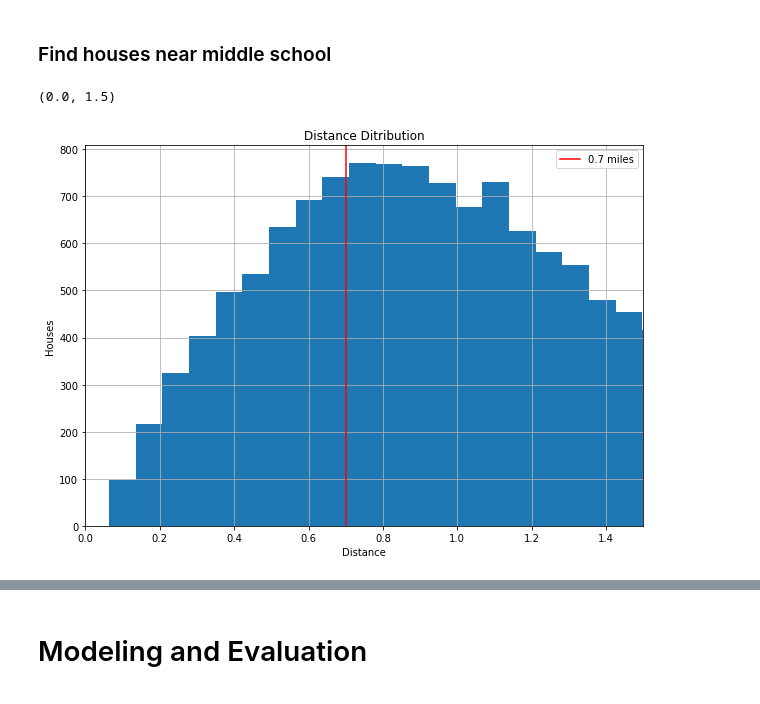
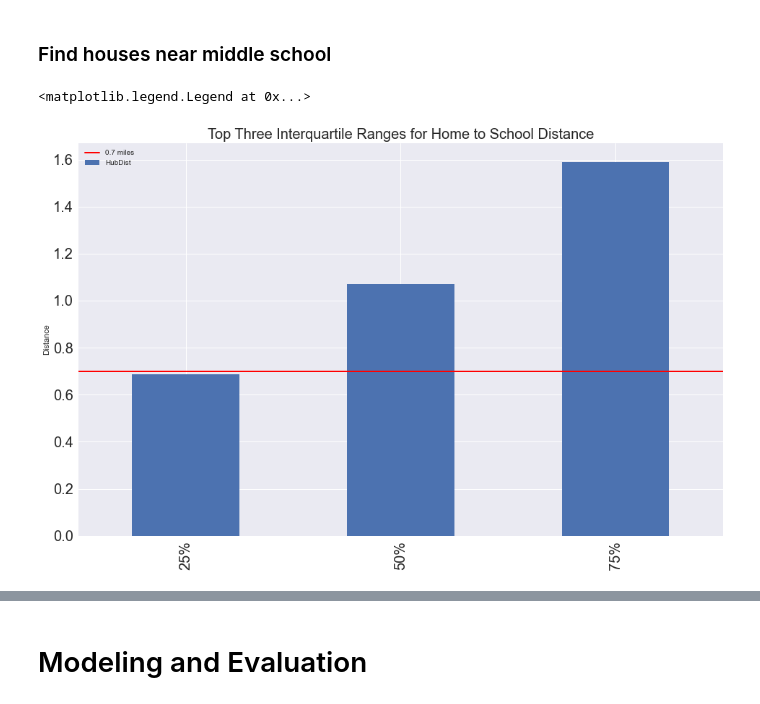
Before and after one commit to MadScientistYeon/phase2_project, a Jupyter notebook: student.ipynb, the cells around one changed output, grey strips where cells are left out. Saved outputs shown, nothing was run; the diff lists cells and outputs as text; code cells hidden in the pictures.

```diff
--- a/student.ipynb
+++ b/student.ipynb
@@ -145,3 +145,4 @@ cleaned_df2 = df2.dropna()
 # import library
 import matplotlib.pyplot as plt
 %matplotlib inline
+plt.style.use('seaborn')
@@ -307,16 +306,14 @@ X_test['grade'] = grade_encoded_test
 ### Find houses near middle school
 # %%
 # visualize the hub distance
-cleaned_df2.HubDist.hist(bins ='auto', figsize=(10,7))
-plt.axvline(0.7, color='red', label='0.7 miles')
-plt.title('Distance Ditribution')
-plt.xlabel('Distance')
-plt.ylabel('Houses')
+cleaned_df2.describe()['HubDist'].loc[['25%','50%','75%']].plot.bar(figsize=(16,10), fontsize=20)
+plt.axhline(0.7, color='red', label='0.7 miles', linewidth = 2)
+plt.title('Top Three Interquartile Ranges for Home to School Distance', fontsize=20)
+plt.ylabel('Distance')
 plt.legend()
-plt.xlim([0,1.5])
 # %% [output]
-(0.0, 1.5)
+<matplotlib.legend.Legend at 0x...>
-[figure, old version]
+[figure, new version]
 # %%
 # drop houses' school disctance under 0.7 miles that is shown above
 cleaned_df2 = cleaned_df2.loc[cleaned_df2.HubDist <= 0.7]
```
Also changed, not shown: parts of 22 cells of this notebook, 10 other files.
